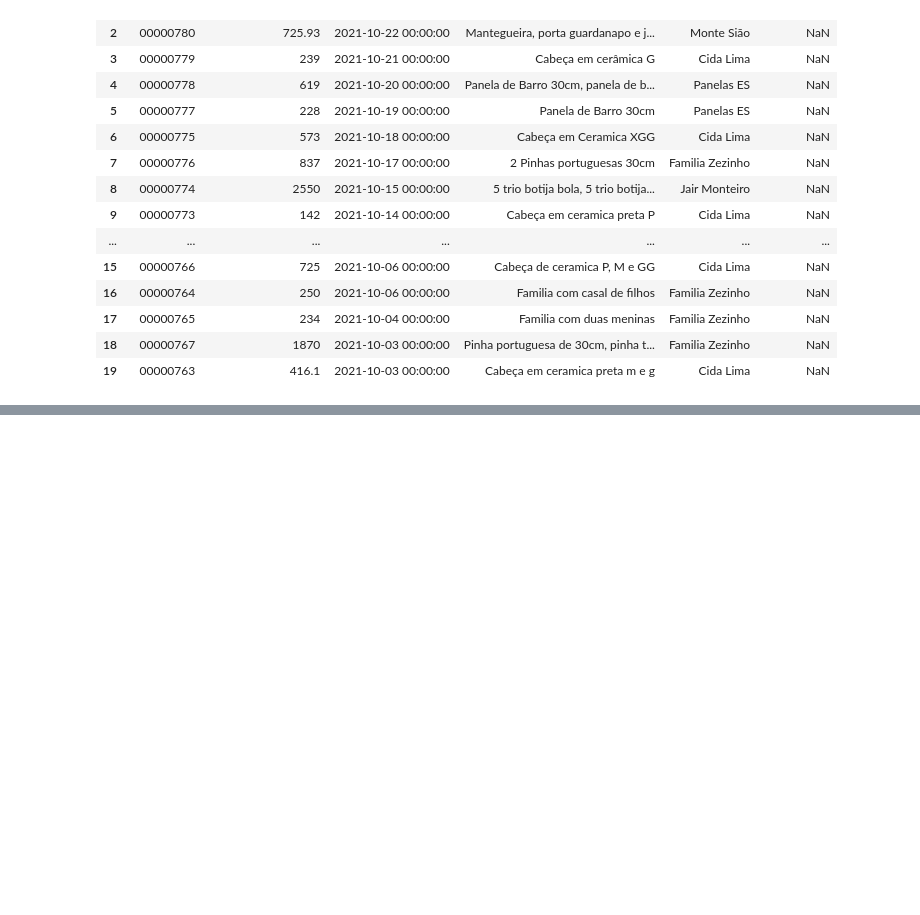
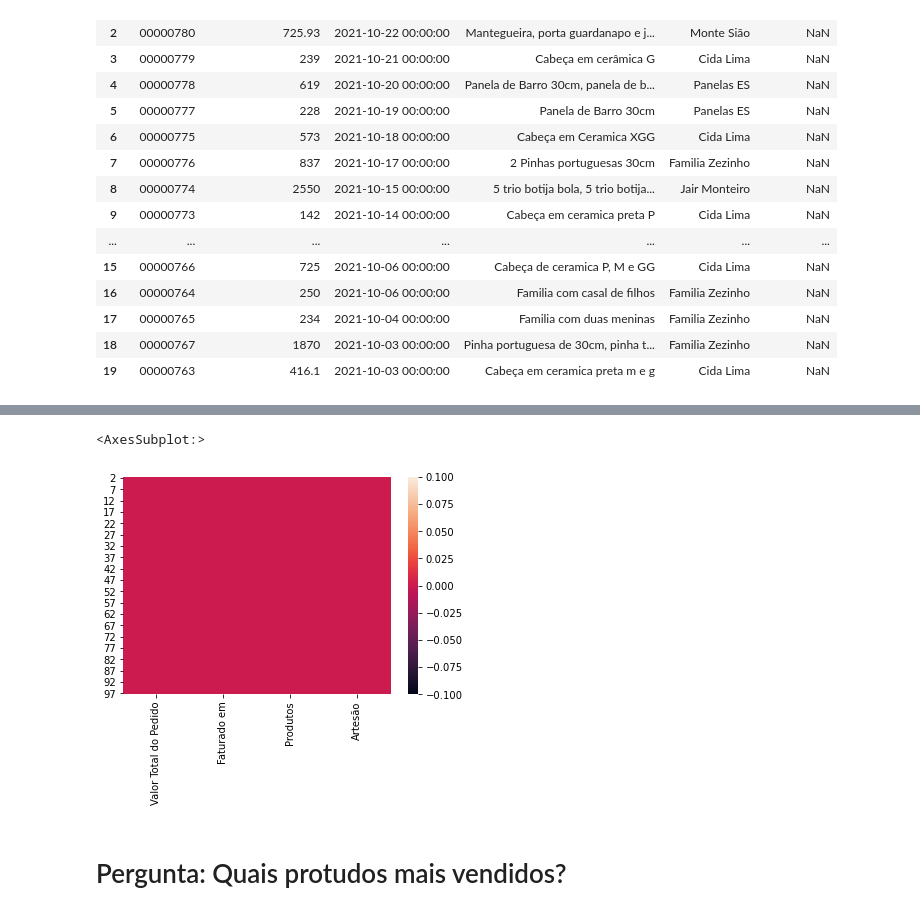
Before and after one commit to tenonin/projeto-6, a Jupyter notebook: omie.ipynb, the cells around one changed output, grey strips where cells are left out. Cells and saved outputs as stored; diff of their text form; code cells hidden in the pictures; blank space fills up the shorter version.

```diff
--- a/omie.ipynb
+++ b/omie.ipynb
@@ -305,0 +292,3 @@ Name: Unnamed: 3, dtype: int64
+# %%
+df1 = df1.rename(columns={'Unnamed: 1':'Valor Total do Pedido','Unnamed: 2':'Faturado em','Unnamed: 3':'Produtos','Unnamed: 4':'Artesão','Unnamed: 7':'Estoque Disponível'})
+df1
@@ -305,0 +309,3 @@ Name: Unnamed: 3, dtype: int64
+# %%
+df1.drop(columns=['Unnamed: 0','Unnamed: 5'],index=[0,1],inplace=True)
+df1
@@ -305,0 +326,6 @@ Name: Unnamed: 3, dtype: int64
+# %%
+df1['Valor Total do Pedido'] = pd.to_numeric(df1['Valor Total do Pedido'])
+df1['Faturado em'] = pd.to_datetime(df1['Faturado em'],format='%Y%m%d')
+df1['Produtos'] = df1['Produtos'].astype(str)
+df1['Artesão'] = df1['Artesão'].astype(str)
+df1
@@ -305,0 +360,7 @@ Name: Unnamed: 3, dtype: int64
+# %%
+sns.heatmap(df1.isnull())
+# %% [output]
+<AxesSubplot:>
+[figure, added]
+# %% [markdown]
+# Pergunta: Quais protudos mais vendidos?
```
Also changed, not shown: parts of 20 cells of this notebook.
